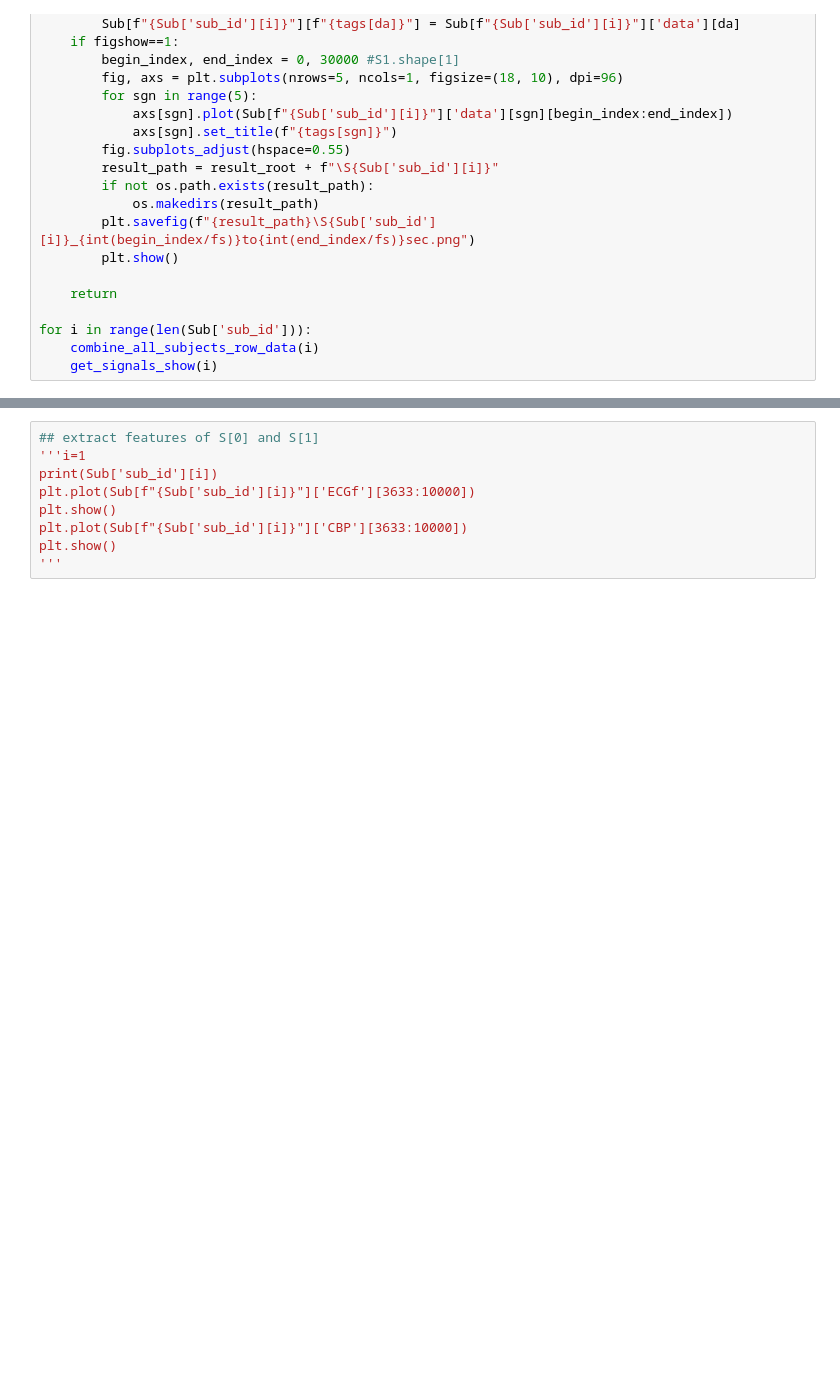
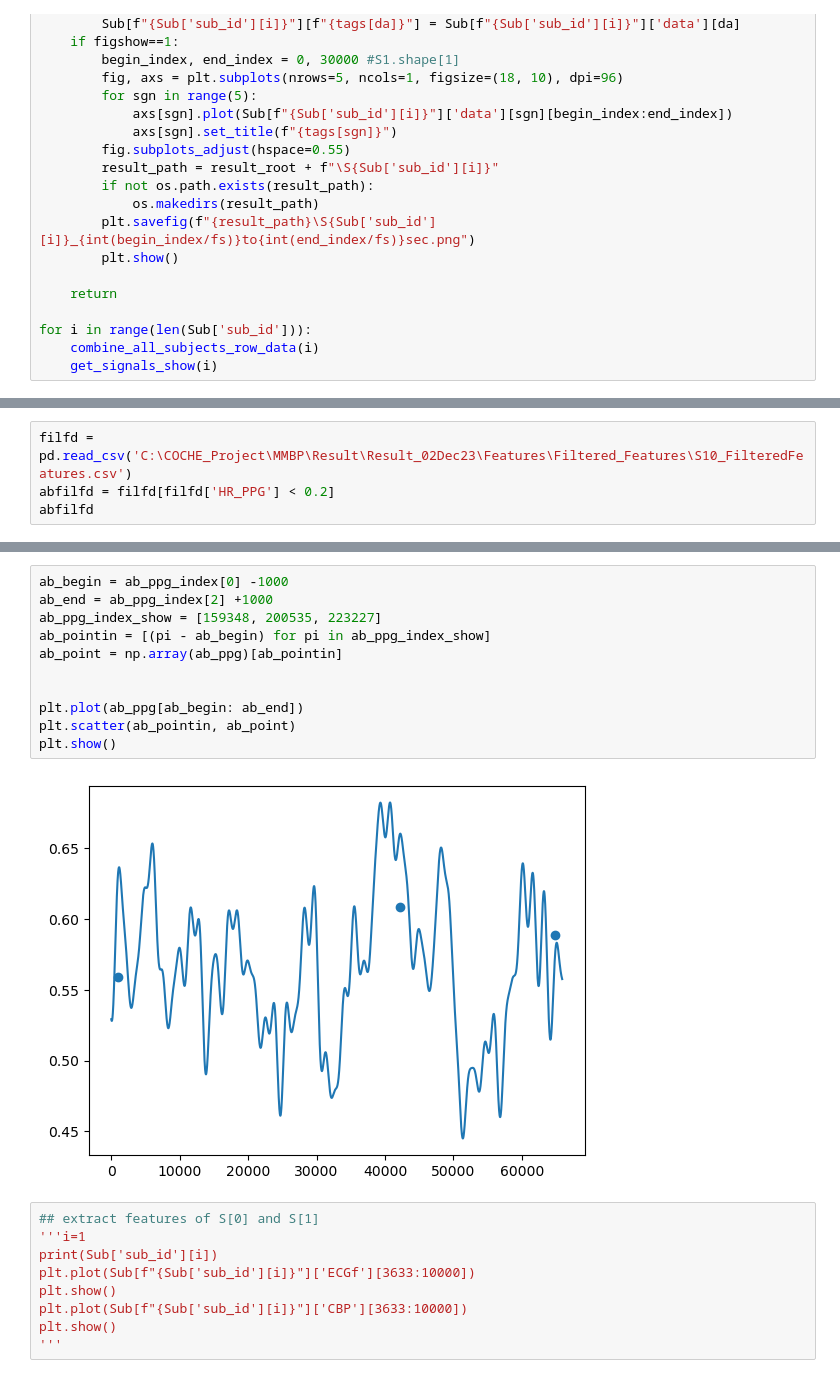
Before and after one commit to YanweiJIN/COCHEHK, a Jupyter notebook: MMBP/mmbp_02Dec23.ipynb, the cells around one changed output, grey strips where cells are left out. Cells and saved outputs as stored; diff of their text form; blank space fills up the shorter version.

```diff
--- a/MMBP/mmbp_02Dec23.ipynb
+++ b/MMBP/mmbp_02Dec23.ipynb
@@ -460,0 +421,4 @@ feature.shift(1)
+# %%
+filfd = pd.read_csv('C:\COCHE_Project\MMBP\Result\Result_02Dec23\Features\Filtered_Features\S10_FilteredFeatures.csv')
+abfilfd = filfd[filfd['HR_PPG'] < 0.2]
+abfilfd
@@ -461,3 +510,16 @@ feature.shift(1)
+# %%
+ab_begin = ab_ppg_index[0] -1000
+ab_end = ab_ppg_index[2] +1000
+ab_ppg_index_show = [159348, 200535, 223227]
+ab_pointin = [(pi - ab_begin) for pi in ab_ppg_index_show]
+ab_point = np.array(ab_ppg)[ab_pointin]
+
+
+plt.plot(ab_ppg[ab_begin: ab_end])
+plt.scatter(ab_pointin, ab_point)
+plt.show()
+# %% [output]
+[figure, added]
 # %%
 ## extract features of S[0] and S[1]
 '''i=1
```
Also changed, not shown: parts of 7 cells of this notebook.
